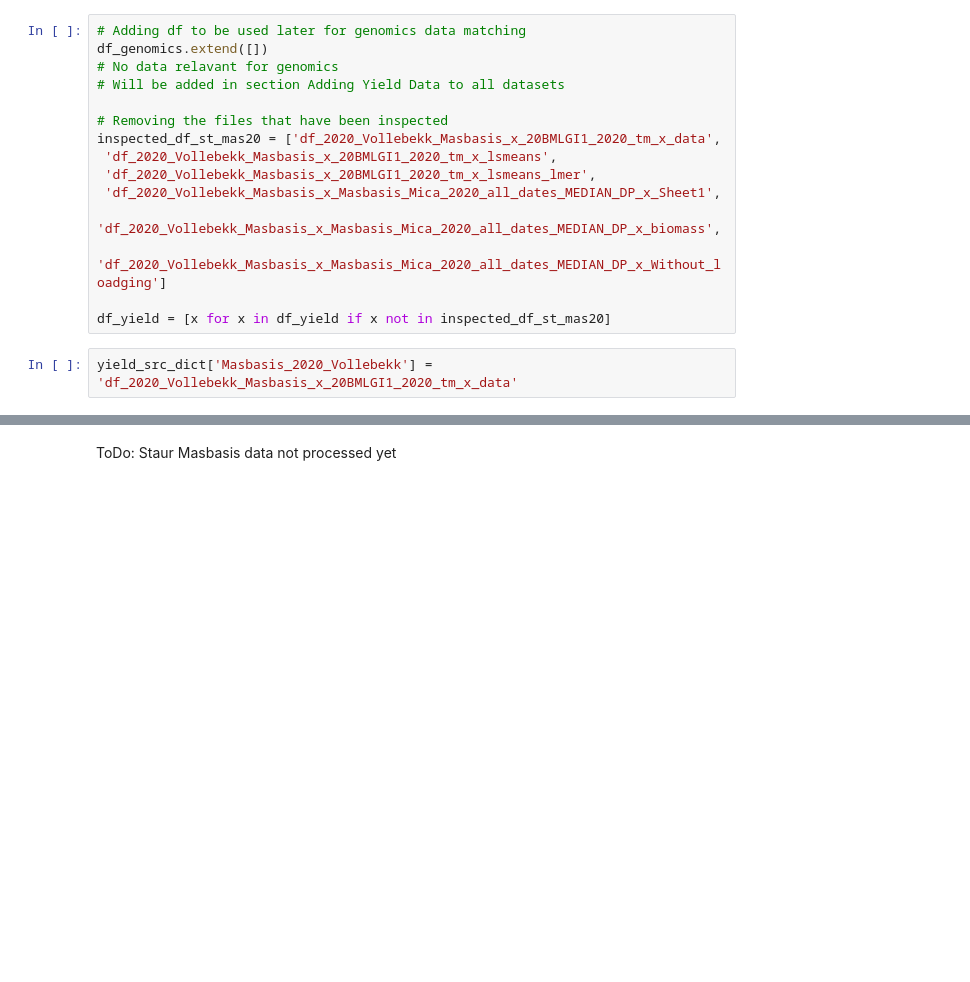
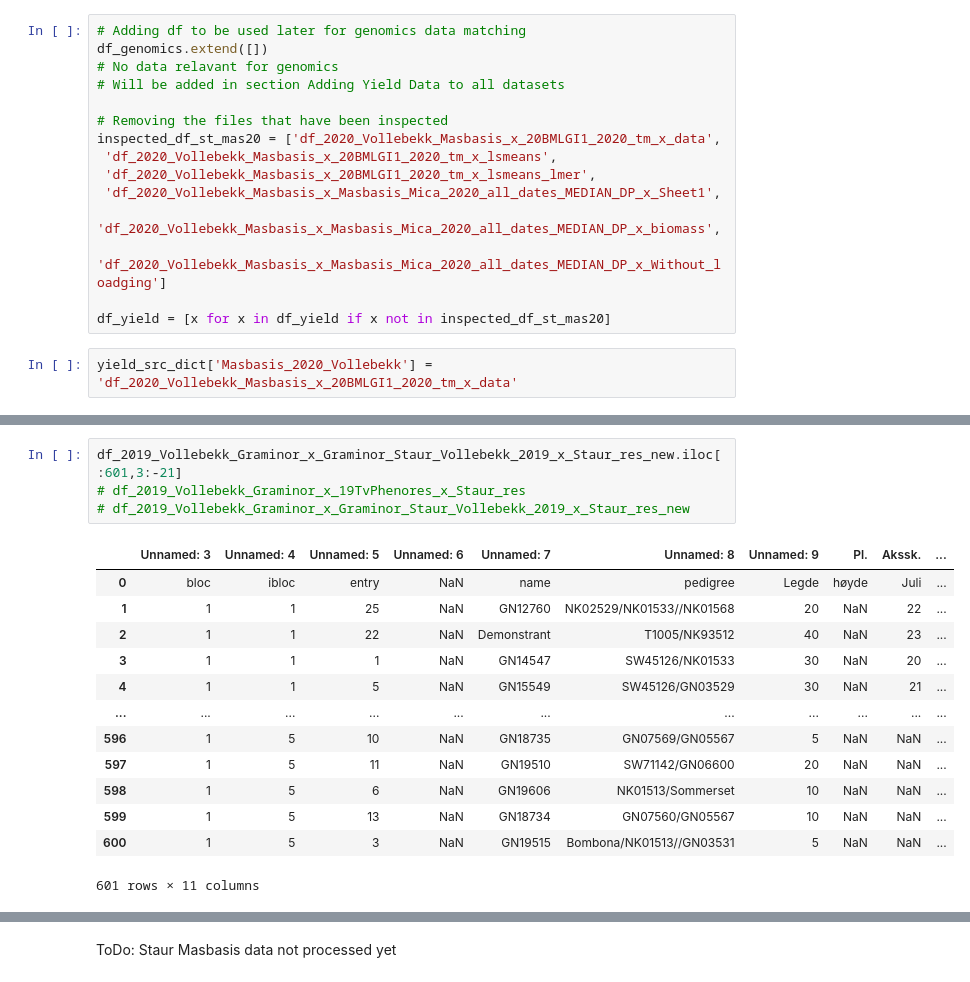
Before and after one commit to fahadijaz/spring_wheat_yield_prediction, a Jupyter notebook: 2. Renaming and merging.ipynb, the cells around one changed output, grey strips where cells are left out. Drawn from its saved outputs; the diff is of its cells as text; blank space fills up the shorter version.

Commit message:
Incorporating Staur 2019 & 2020 data in rename and merge
Problem arise with Staur 2019 yield data. Leaving it for now

```diff
--- a/2. Renaming and merging.ipynb
+++ b/2. Renaming and merging.ipynb
@@ -1008,0 +1009,18 @@ yield_src_dict['Masbasis_2020_Vollebekk'] = 'df_2020_Vollebekk_Masbasis_x_20BMLG
+# %%
+df_2019_Vollebekk_Graminor_x_Graminor_Staur_Vollebekk_2019_x_Staur_res_new.iloc[:601,3:-21]
+# df_2019_Vollebekk_Graminor_x_19TvPhenores_x_Staur_res
+# df_2019_Vollebekk_Graminor_x_Graminor_Staur_Vollebekk_2019_x_Staur_res_new
+# %% [output]
+|  | Unnamed: 3 | Unnamed: 4 | Unnamed: 5 | Unnamed: 6 | Unnamed: 7 | Unnamed: 8 | Unnamed: 9 | Pl. | Akssk. | ... |
+| 0 | bloc | ibloc | entry | NaN | name | pedigree | Legde | høyde | Juli | ... |
+| 1 | 1 | 1 | 25 | NaN | GN12760 | NK02529/NK01533//NK01568 | 20 | NaN | 22 | ... |
+| 2 | 1 | 1 | 22 | NaN | Demonstrant | T1005/NK93512 | 40 | NaN | 23 | ... |
+| 3 | 1 | 1 | 1 | NaN | GN14547 | SW45126/NK01533 | 30 | NaN | 20 | ... |
+| 4 | 1 | 1 | 5 | NaN | GN15549 | SW45126/GN03529 | 30 | NaN | 21 | ... |
+| ... | ... | ... | ... | ... | ... | ... | ... | ... | ... | ... |
+| 596 | 1 | 5 | 10 | NaN | GN18735 | GN07569/GN05567 | 5 | NaN | NaN | ... |
+| 597 | 1 | 5 | 11 | NaN | GN19510 | SW71142/GN06600 | 20 | NaN | NaN | ... |
+| 598 | 1 | 5 | 6 | NaN | GN19606 | NK01513/Sommerset | 10 | NaN | NaN | ... |
+| 599 | 1 | 5 | 13 | NaN | GN18734 | GN07560/GN05567 | 10 | NaN | NaN | ... |
+| 600 | 1 | 5 | 3 | NaN | GN19515 | Bombona/NK01513//GN03531 | 5 | NaN | NaN | ... |
+601 rows × 11 columns
```
Also changed, not shown: parts of 109 cells of this notebook, 55 other files.
